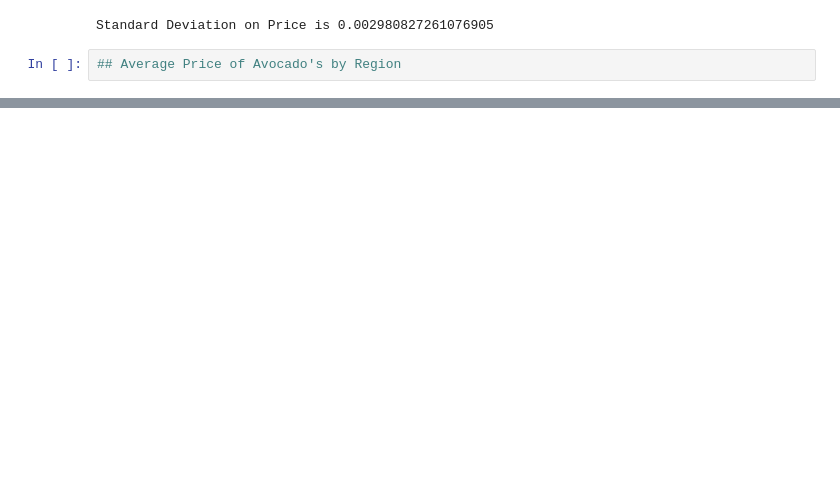
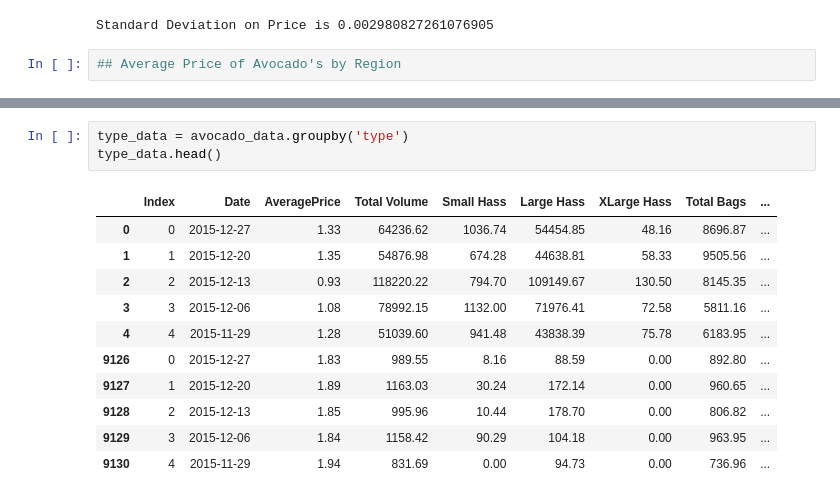
Before and after one commit to lourdesrm/AvocadoMadness, a Jupyter notebook: avocados.ipynb, the cells around one changed output, grey strips where cells are left out. Saved outputs shown, nothing was run; the diff lists cells and outputs as text; blank space fills up the shorter version.

```diff
--- a/avocados.ipynb
+++ b/avocados.ipynb
@@ -223,3 +105,18 @@ avocado_summary.style.format({'Average Price':'${:,.2f}',
 | TotalUS | $1.32 | $0.76 | $2.09 | 1.33 | 0.0160709 |
 | West | $1.27 | $0.66 | $2.52 | 1.86 | 0.0216748 |
 | WestTexNewMexico | $1.26 | $0.52 | $2.93 | 2.41 | 0.0271599 |
+# %%
+type_data = avocado_data.groupby('type')
+type_data.head()
+# %% [output]
+|  | Index | Date | AveragePrice | Total Volume | Small Hass | Large Hass | XLarge Hass | Total Bags | ... |
+| 0 | 0 | 2015-12-27 | 1.33 | 64236.62 | 1036.74 | 54454.85 | 48.16 | 8696.87 | ... |
+| 1 | 1 | 2015-12-20 | 1.35 | 54876.98 | 674.28 | 44638.81 | 58.33 | 9505.56 | ... |
+| 2 | 2 | 2015-12-13 | 0.93 | 118220.22 | 794.70 | 109149.67 | 130.50 | 8145.35 | ... |
+| 3 | 3 | 2015-12-06 | 1.08 | 78992.15 | 1132.00 | 71976.41 | 72.58 | 5811.16 | ... |
+| 4 | 4 | 2015-11-29 | 1.28 | 51039.60 | 941.48 | 43838.39 | 75.78 | 6183.95 | ... |
+| 9126 | 0 | 2015-12-27 | 1.83 | 989.55 | 8.16 | 88.59 | 0.00 | 892.80 | ... |
+| 9127 | 1 | 2015-12-20 | 1.89 | 1163.03 | 30.24 | 172.14 | 0.00 | 960.65 | ... |
+| 9128 | 2 | 2015-12-13 | 1.85 | 995.96 | 10.44 | 178.70 | 0.00 | 806.82 | ... |
+| 9129 | 3 | 2015-12-06 | 1.84 | 1158.42 | 90.29 | 104.18 | 0.00 | 963.95 | ... |
+| 9130 | 4 | 2015-11-29 | 1.94 | 831.69 | 0.00 | 94.73 | 0.00 | 736.96 | ... |
```
Also changed, not shown: parts of 21 cells of this notebook.
